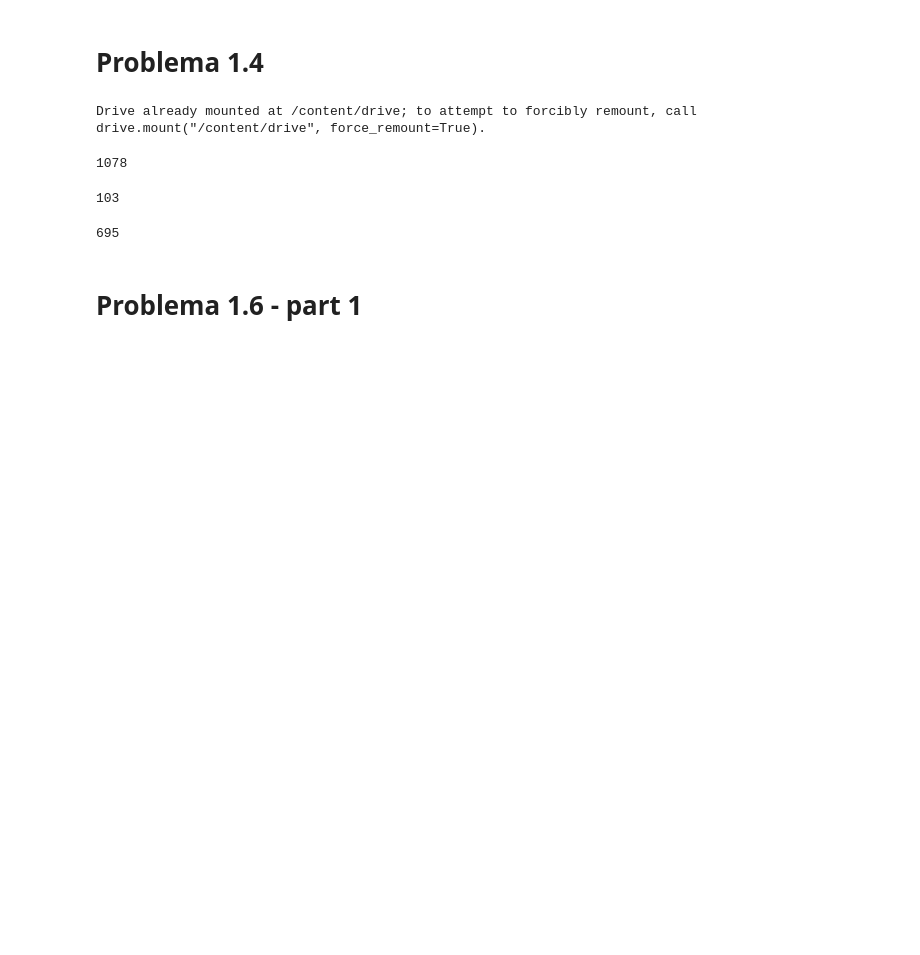
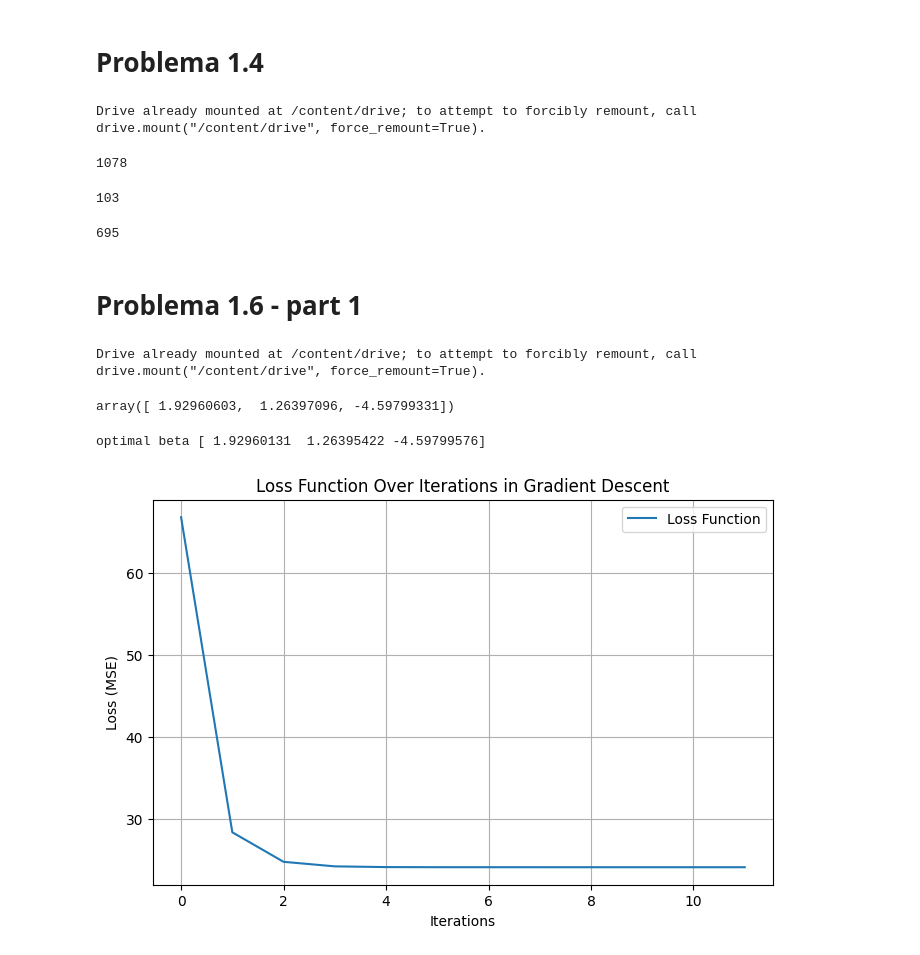
Before and after one commit to arnml/colabrepository, a Jupyter notebook: MITx_6_419x_module1_homework.ipynb, the cells around one changed output. Cells and saved outputs as stored; diff of their text form; code cells hidden in the pictures; blank space fills up the shorter version.

```diff
--- a/MITx_6_419x_module1_homework.ipynb
+++ b/MITx_6_419x_module1_homework.ipynb
@@ -119,3 +119,9 @@ benjamini_hochberg_rejected_number
 695
 # %% [markdown]
 # Problema 1.6 - part 1
+# %%
+%reset -f
+from google.colab import drive
+drive.mount('/content/drive')
+# %% [output]
+Drive already mounted at /content/drive; to attempt to forcibly remount, call drive.mount("/content/drive", force_remount=True).
@@ -121,0 +135,51 @@ benjamini_hochberg_rejected_number
+# %%
+beta = np.linalg.inv(X.T @ X) @ X.T @ y
+beta
+# %% [output]
+array([ 1.92960603,  1.26397096, -4.59799331])
+# %%
+def compute_loss(X, y, beta):
+    """ Compute the loss function (Mean Squared Error). """
+    residuals = y - X @ beta
+    return (residuals.T @ residuals)
+
+def gradient_descent(X, y, step_size=0.01, precision=1e-6, max_iters=1000):
+    """ Perform gradient descent to minimize the loss function. """
+    m, n = X.shape
+    beta = np.zeros(n)  # Initialize beta coefficients
+    losses = []  # Store loss values for visualization
+    prev_loss = float('inf')
+
+    for i in range(max_iters):
+        gradient = -2 * X.T @ (y - X @ beta)  # Compute gradient
+        beta -= step_size * gradient  # Update beta
+
+        loss = compute_loss(X, y, beta)
+        losses.append(loss)
+
+        # Check for convergence
+        if abs(prev_loss - loss) < precision:
+            break
+        prev_loss = loss
+
+    return beta, losses
+# %%
+# Run gradient descent
+import matplotlib.pyplot as plt
+
+step_size = 0.005
+precision = 1e-6
+optimal_beta, loss_values = gradient_descent(X, y, step_size, precision)
+print("optimal beta", optimal_beta)
+# Plot the loss function over iterations
+plt.figure(figsize=(8, 5))
+plt.plot(loss_values, label="Loss Function")
+plt.xlabel("Iterations")
+plt.ylabel("Loss (MSE)")
+plt.title("Loss Function Over Iterations in Gradient Descent")
+plt.legend()
+plt.grid()
+plt.show()
+# %% [output]
+optimal beta [ 1.92960131  1.26395422 -4.59799576]
+[figure, added]
```
Also changed, not shown: parts of 21 cells of this notebook.
